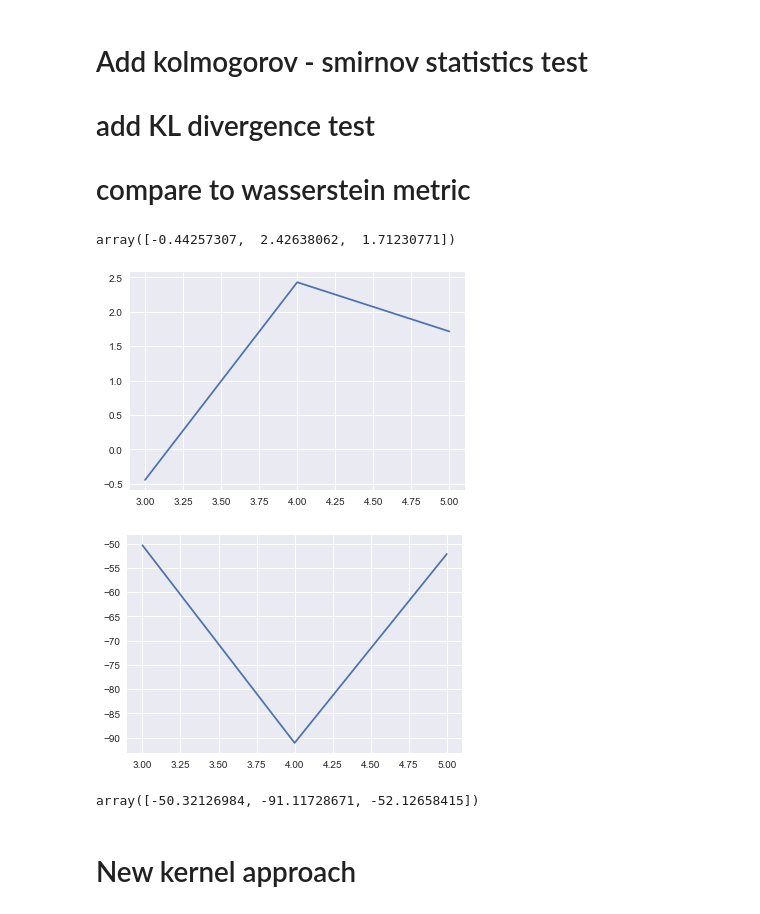
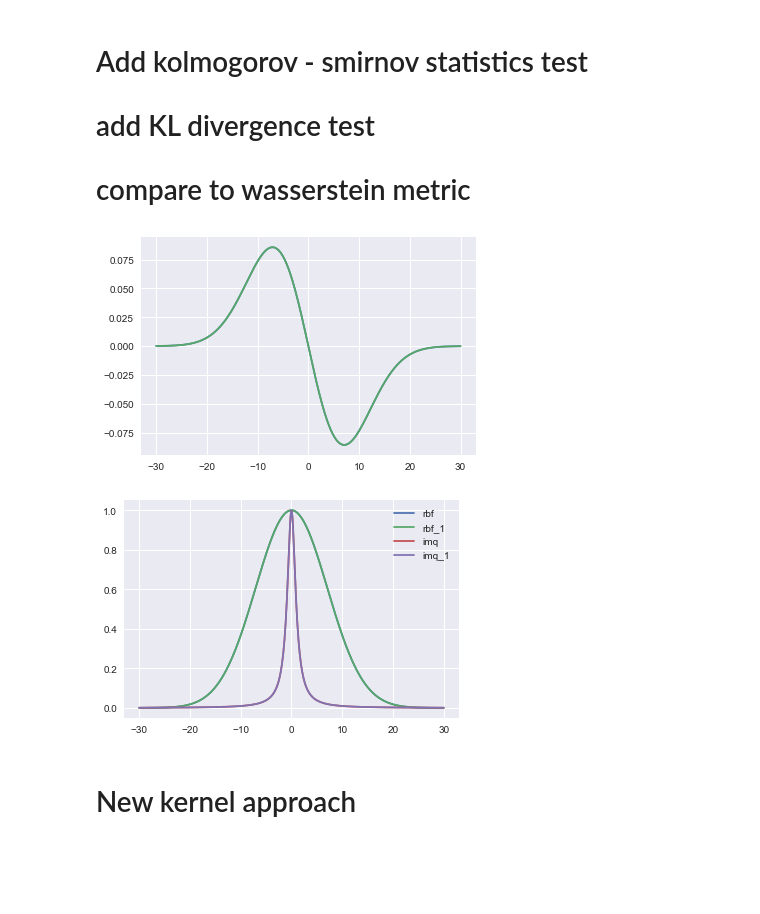
Before and after one commit to singhalrk/stein_ksd, a Jupyter notebook: Stein_Tests.ipynb, the cells around one changed output. Drawn from its saved outputs; the diff is of its cells as text; code cells hidden in the pictures; blank space fills up the shorter version.

```diff
--- a/Stein_Tests.ipynb
+++ b/Stein_Tests.ipynb
@@ -94,21 +89,34 @@ plt.show()
 # add KL divergence test
 # compare to wasserstein metric
 # %%
-# k = kernels('rbf')
-# k_2 = kernels('imq')
+k = kernels('rbf')
+k_2 = kernels('imq')
 
-# n = 1
-# k.grad_kx( y=np.ones(n) ,x = np.ones(n))
+rbf = rbf_kernel()
+imq = imq_kernel()
 
-# y = np.linspace(-10, 10, 500)
-# plt.plot(y, [k.grad_kx(y = np.zeros(n), x=x_) for x_ in y], label='rbf')
+
+n = 1
+k.grad_kx( y=np.ones(n) ,x = np.ones(n))
+
+y = np.linspace(-30, 30, 500)
+plt.plot(y, [k.grad_kx(y = np.zeros(n), x=x_) for x_ in y], label='rbf')
+plt.plot(y, [rbf.grad_x(y = np.zeros(n), x=x_) for x_ in y], label='rbf_1')
+
 # plt.plot(y, [k_2.grad_kx(y =np.zeros(n), x=x_) for x_ in y], label='imq')
 # plt.legend(loc='upper right')
-# plt.show()
+plt.show()
 
-# plt.plot(y, [k.rbf(np.zeros(n), x_) for x_ in y], label='rbf')
-# plt.plot(y, [k.imq(np.zeros(n), x_,  beta=2) for x_ in y], label='imq')
-# # plt.plot(y, [k.polynomial(x_, x_,  degree=2) for x_ in y], label='imq')
+plt.plot(y, [k.rbf(np.zeros(n), x_) for x_ in y], label='rbf')
+plt.plot(y, [rbf.value(np.zeros(n), x_) for x_ in y], label='rbf_1')
 
-# plt.legend(loc='upper right')
-# plt.show()
+plt.plot(y, [k.imq(np.zeros(n), x_,  beta=1) for x_ in y], label='imq')
+plt.plot(y, [imq.value(np.zeros(n), x_) for x_ in y], label='imq_1')
+
+# plt.plot(y, [k.polynomial(x_, x_,  degree=2) for x_ in y], label='imq')
+
+plt.legend(loc='upper right')
+plt.show()
+# %% [output]
+[figure, added]
+[figure, added]
@@ -152,30 +155,3 @@ n_samples = 2**(np.arange(3,6))
-# %%
-
-stein_rbf = ksd(dict(name='rbf', p=p_data, q=q_var))
-stein_val_0 = np.array([stein_rbf.stein_Op(n_) for n_ in n_samples])
-plt.plot(np.log2(n_samples), (stein_val_0))
-
-stein_val_0
-# %% [output]
-array([-0.44257307,  2.42638062,  1.71230771])
-[figure, removed]
-# %%
-
-stein_imq = ksd(dict(name='imq', p=p_data, q=q_var))
-stein_val_1 = np.array([stein_imq.stein_Op(n_) for n_ in n_samples])
-plt.plot(np.log2(n_samples), (stein_val_1))
-plt.show()
-
-stein_val_1
-
-# stein_poly = ksd(dict(name='polynomial', p=p_data, q=q_var))
-# stein_val_2 = np.array([stein_poly.stein_Op(n_) for n_ in n_samples])
-# plt.plot(np.log2(n_samples), (stein_val_2))
-
-# stein_val_2
-# %% [output]
-[figure, removed]
-array([-50.32126984, -91.11728671, -52.12658415])
 # %% [markdown]
 # New kernel approach
 # %%
```
Also changed, not shown: parts of 17 cells of this notebook.
